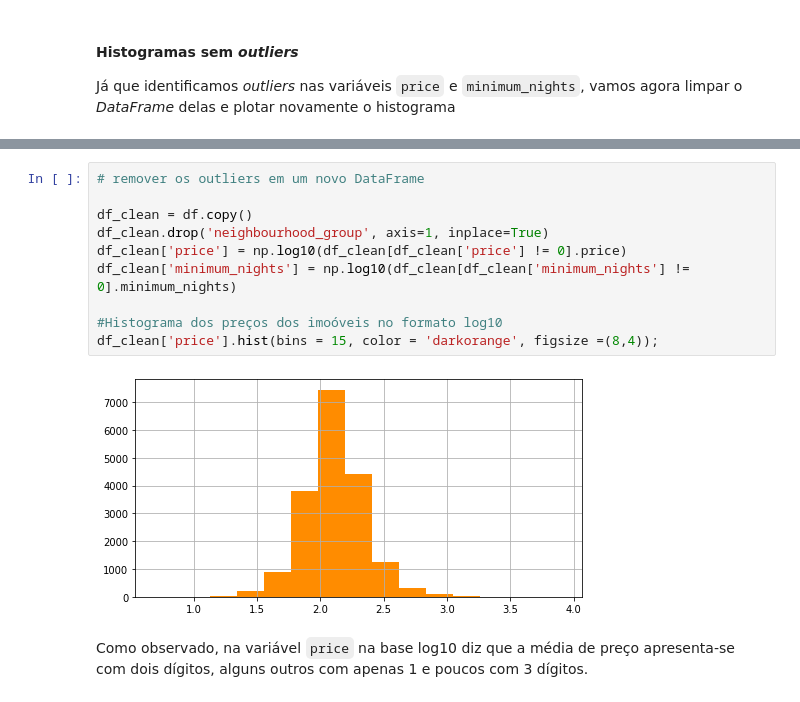
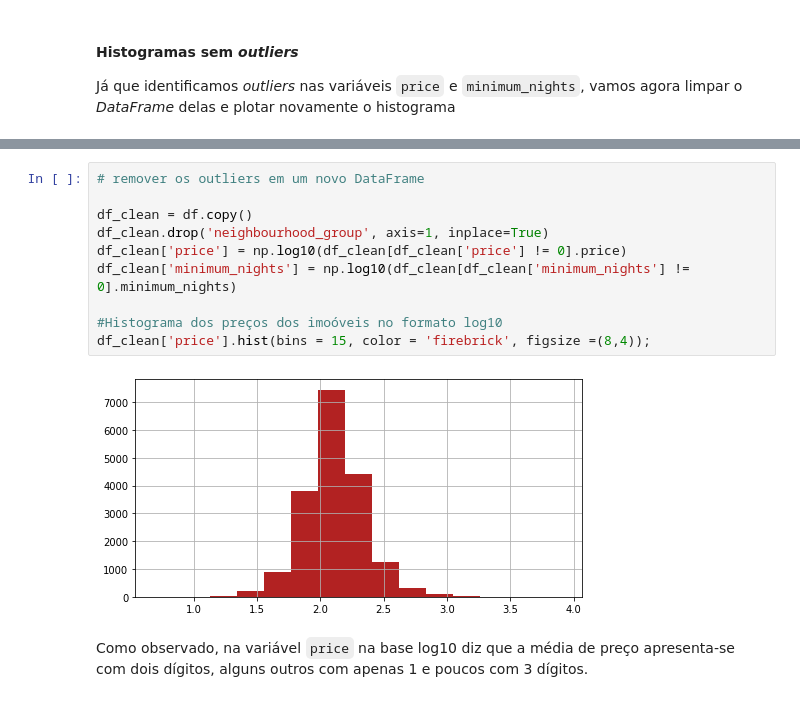
Before and after one commit to in-seixas/Peptides_research, a Jupyter notebook: Analisando_os_Dados_do_Airbnb_(Amsterdam).ipynb, the cells around one changed output, grey strips where cells are left out. Drawn from its saved outputs; the diff is of its cells as text.

```diff
--- a/Analisando_os_Dados_do_Airbnb_(Amsterdam).ipynb
+++ b/Analisando_os_Dados_do_Airbnb_(Amsterdam).ipynb
@@ -229,15 +229,15 @@ Name: price, dtype: int64
 # %%
 # remover os outliers em um novo DataFrame
 
 df_clean = df.copy()
 df_clean.drop('neighbourhood_group', axis=1, inplace=True)
 df_clean['price'] = np.log10(df_clean[df_clean['price'] != 0].price)
 df_clean['minimum_nights'] = np.log10(df_clean[df_clean['minimum_nights'] != 0].minimum_nights)
 
 #Histograma dos preços dos imoóveis no formato log10
-df_clean['price'].hist(bins = 15, color = 'darkorange', figsize =(8,4));
+df_clean['price'].hist(bins = 15, color = 'firebrick', figsize =(8,4));
 # %% [output]
-[figure, old version]
+[figure, new version]
 # %% [markdown]
 Como observado, na variável `price` na base log10 diz que a média de preço apresenta-se com dois dígitos, alguns outros com apenas 1 e poucos com 3 dígitos.
 # %% [markdown]
```
Also changed, not shown: parts of 2 cells of this notebook.
